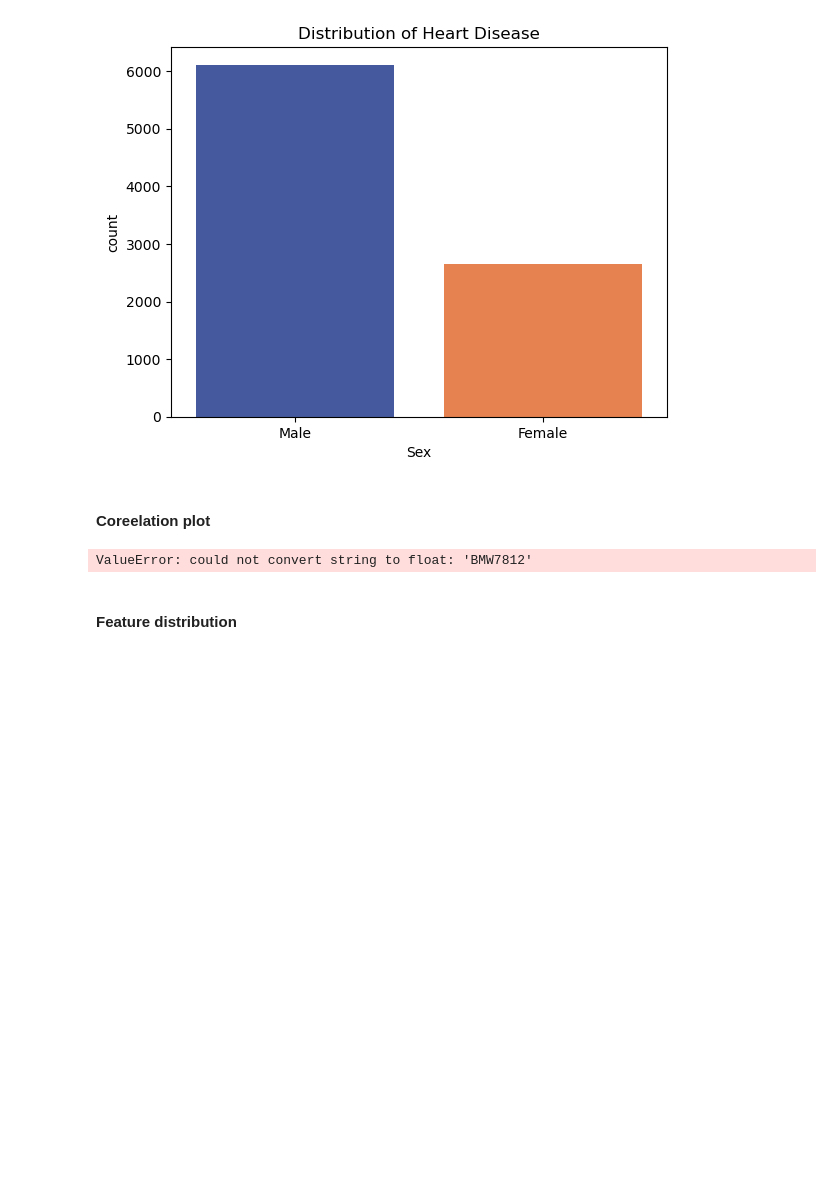
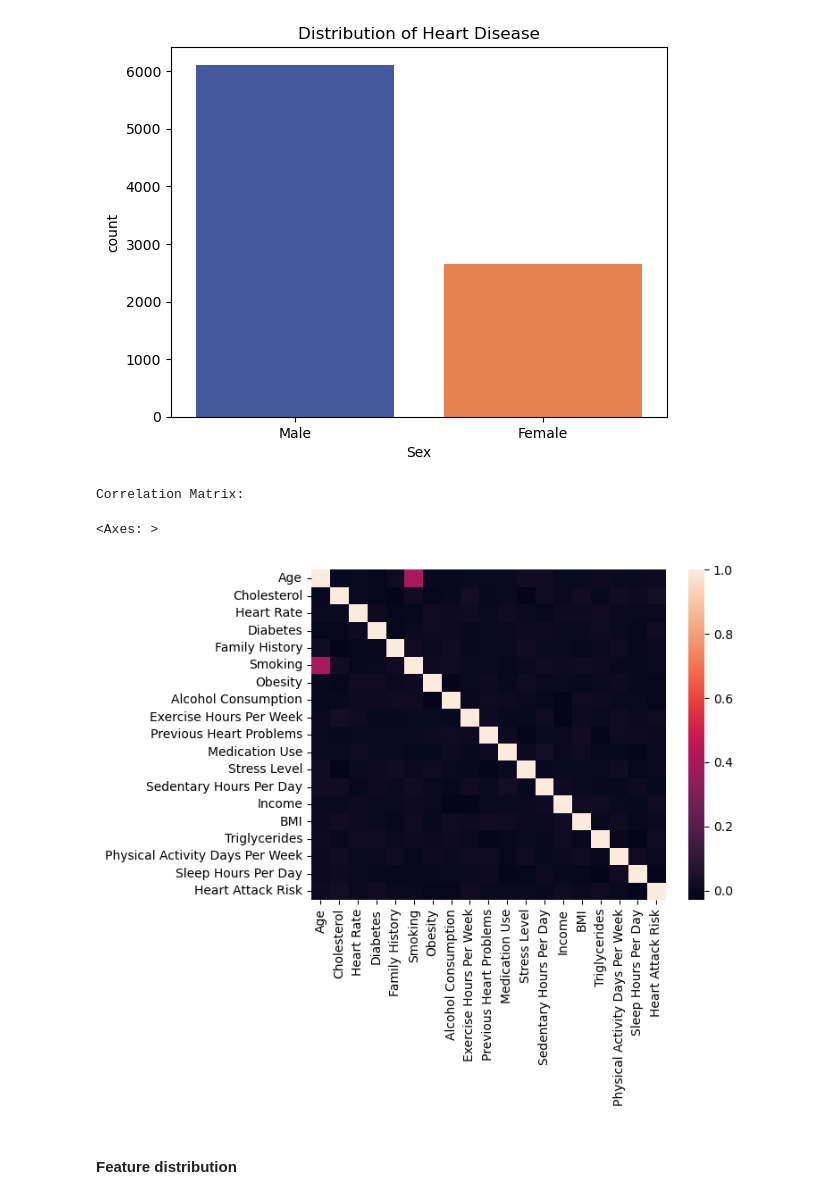
Before and after one commit to matin-ghasemi/ml4bioinformatics-workshop, a Jupyter notebook: ML_for_Bioinformatics.ipynb, the cells around one changed output. Cells and saved outputs as stored; diff of their text form; code cells hidden in the pictures; blank space fills up the shorter version.

```diff
--- a/ML_for_Bioinformatics.ipynb
+++ b/ML_for_Bioinformatics.ipynb
@@ -160,16 +160,14 @@ plt.title('Distribution of Heart Disease')
 plt.show()
 # %% [output]
 [figure]
-# %% [markdown]
-#### Coreelation plot
-# %%
-correlation_matrix = df.corr()
-plt.figure(figsize=(12, 8))
-sns.heatmap(correlation_matrix, annot=True, cmap='BuPu', fmt='.2f')
-plt.title('Correlation Matrix')
-plt.show()
-# %% [output]
-ValueError: could not convert string to float: 'BMW7812'
+# %%
+correlation_matrix = df.select_dtypes(include=['number']).corr()
+print("\nCorrelation Matrix:")
+sns.heatmap(correlation_matrix)
+# %% [output]
+Correlation Matrix:
+<Axes: >
+[figure, added]
 # %% [markdown]
 #### Feature distribution
 # %%
```
Also changed, not shown: parts of 22 cells of this notebook.
